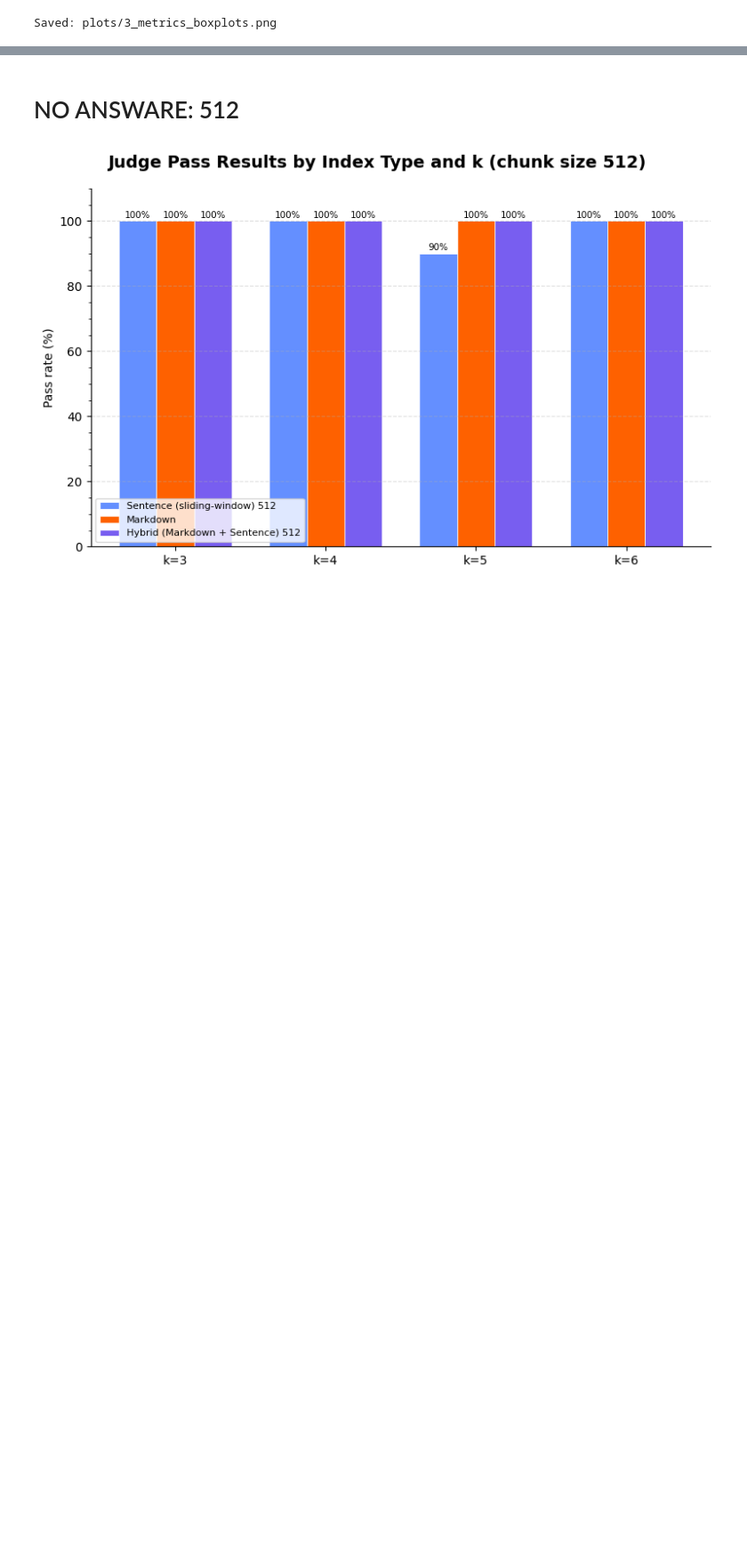
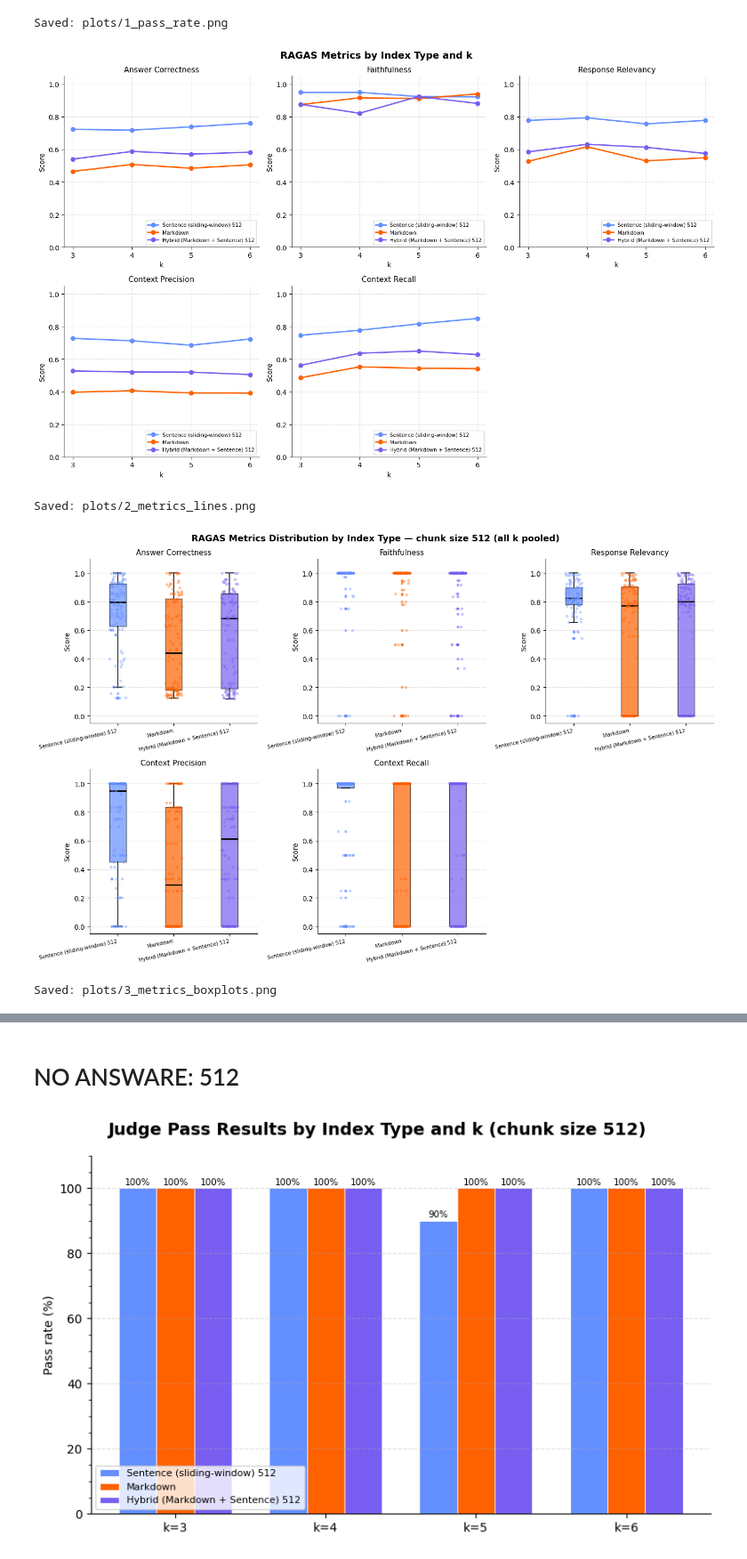
Before and after one commit to Gabriele-tomai00/rag_eval_units, a Jupyter notebook: rag_eval/comparison_study.ipynb, the cells around one changed output, grey strips where cells are left out. Shown at 89% size. Drawn from its saved outputs; the diff is of its cells as text; code cells hidden in the pictures; blank space fills up the shorter version.

```diff
--- a/rag_eval/comparison_study.ipynb
+++ b/rag_eval/comparison_study.ipynb
@@ -175,66 +194,11 @@ Saved: plots/2_metrics_lines.png
 # %%
-# ---------------------------------------------------------------------------
-# Plot 3 — RAGAS metrics: box plots per index type (distribution across all k)
-# ---------------------------------------------------------------------------
-def plot_metrics_boxplots(df: pd.DataFrame, save_path: Path) -> None:
-    available = [m for m in METRICS if m in df.columns]
-    ncols = 3
-    nrows = (len(available) + ncols - 1) // ncols
+df    = load_all_results(chunk_size=512)
+stats = pass_stats(df)
+means = metric_means(df, ALL_METRICS, filter_absent=True)
 
-    fig, axes = plt.subplots(nrows, ncols, figsize=(14, 4.5 * nrows), squeeze=False)
-    fig.suptitle(
-        "RAGAS Metrics Distribution by Index Type — chunk size 1024 (all k pooled)",
-        fontsize=13, fontweight="bold",
-    )
-
-    for ax_idx, metric in enumerate(available):
-        ax = axes[ax_idx // ncols][ax_idx % ncols]
-
-        data   = [df[df["index_type"] == t][metric].dropna().values for t in INDEX_TYPES]
-        labels = [INDEX_LABELS[t] for t in INDEX_TYPES]
-        colors = [INDEX_COLORS[t] for t in INDEX_TYPES]
-
-        bp = ax.boxplot(
-            data,
-            patch_artist=True,
-            notch=False,
-            medianprops=dict(color="black", linewidth=2),
-            whiskerprops=dict(linewidth=1.2),
-            capprops=dict(linewidth=1.2),
-            flierprops=dict(marker="o", markersize=3, linestyle="none", alpha=0.5),
-        )
-
-        for patch, color in zip(bp["boxes"], colors):
-            patch.set_facecolor(color)
-            patch.set_alpha(0.7)
-        for flier, color in zip(bp["fliers"], colors):
-            flier.set_markerfacecolor(color)
-            flier.set_markeredgecolor(color)
-
-        # overlay individual data points (jittered)
-        for pos, (vals, color) in enumerate(zip(data, colors), start=1):
-            jitter = np.random.default_rng(42).uniform(-0.15, 0.15, size=len(vals))
-            ax.scatter(
-                pos + jitter, vals,
-                color=color, alpha=0.3, s=10, zorder=3,
-            )
-
-        ax.set_title(metric.replace("_", " ").title(), fontsize=11)
-        ax.set_xticks(range(1, len(INDEX_TYPES) + 1))
-        ax.set_xticklabels(labels, fontsize=7.5, rotation=12, ha="right")
-        ax.set_ylabel("Score")
-        ax.set_ylim(-0.05, 1.1)
-        ax.spines[["top", "right"]].set_visible(False)
-        ax.grid(axis="y", linestyle="--", alpha=0.4)
-
-    for ax_idx in range(len(available), nrows * ncols):
-        axes[ax_idx // ncols][ax_idx % ncols].set_visible(False)
-
-    plt.tight_layout()
-    fig.savefig(save_path, dpi=150, bbox_inches="tight")
-    plt.show()
-    print(f"Saved: {save_path}")
-
-
-plot_metrics_boxplots(df, PLOTS_DIR / "3_metrics_boxplots.png")
+plot_pass_rate(stats, PLOTS_DIR / "1_pass_rate.png",
+               "Judge Pass Results by Index Type and k (chunk size 512)", INDEX_LABELS_512)
+plot_metrics_lines(means, PLOTS_DIR / "2_metrics_lines.png", ALL_METRICS, INDEX_LABELS_512)
+plot_metrics_boxplots(df, PLOTS_DIR / "3_metrics_boxplots.png", ALL_METRICS, INDEX_LABELS_512,
+                      "RAGAS Metrics Distribution by Index Type — chunk size 512 (all k pooled)")
 # %% [output]
@@ -242 +206,5 @@ plot_metrics_boxplots(df, PLOTS_DIR / "3_metrics_boxplots.png")
-Saved: plots/3_metrics_boxplots.png
+Saved: plots/1_pass_rate.png
+[figure, added]
+Saved: plots/2_metrics_lines.png
+[figure, added]
+Saved: plots/3_metrics_boxplots.png
```
Also changed, not shown: parts of 10 cells of this notebook.
